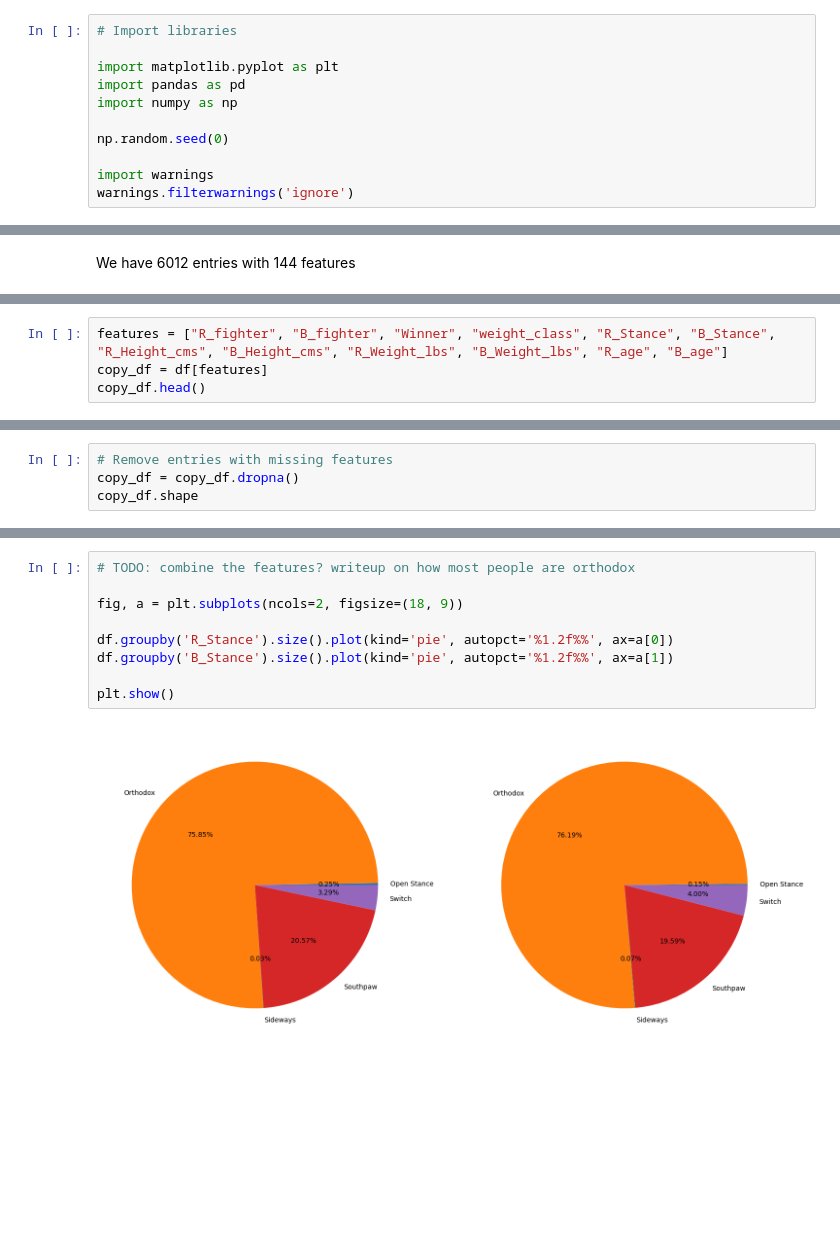
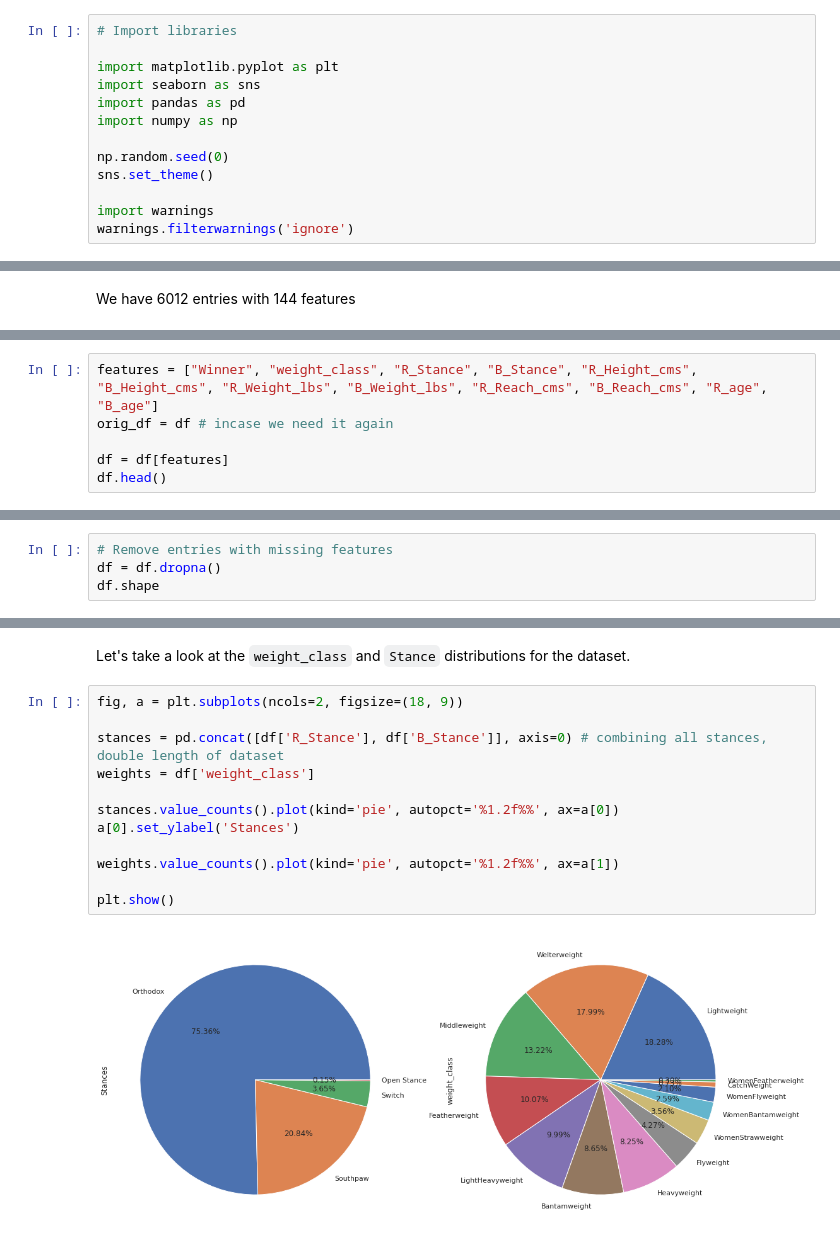
Before and after one commit to andrebhu/ufc-guesser, a Jupyter notebook: notebook.ipynb, the cells around one changed output, grey strips where cells are left out. Cells and saved outputs as stored; diff of their text form; blank space fills up the shorter version.

```diff
--- a/notebook.ipynb
+++ b/notebook.ipynb
@@ -10,10 +10,12 @@ Inside the octagon, people commonly say "anything can happen", suggesting the ou
 # Import libraries
 
 import matplotlib.pyplot as plt
+import seaborn as sns
 import pandas as pd
 import numpy as np
 
 np.random.seed(0)
+sns.set_theme()
 
 import warnings
 warnings.filterwarnings('ignore')
@@ -74,5 +76,7 @@ Based on the number of missing values and likely irrelevance to the match outcom
 # %%
-features = ["R_fighter", "B_fighter", "Winner", "weight_class", "R_Stance", "B_Stance", "R_Height_cms", "B_Height_cms", "R_Weight_lbs", "B_Weight_lbs", "R_age", "B_age"]
-copy_df = df[features]
-copy_df.head()
+features = ["Winner", "weight_class", "R_Stance", "B_Stance", "R_Height_cms", "B_Height_cms", "R_Weight_lbs", "B_Weight_lbs", "R_Reach_cms", "B_Reach_cms", "R_age", "B_age"]
+orig_df = df # incase we need it again
+
+df = df[features]
+df.head()
 # %% [output]
@@ -109,5 +105,5 @@ We decided in removing at most 5% of the data
 # %%
 # Remove entries with missing features
-copy_df = copy_df.dropna()
-copy_df.shape
+df = df.dropna()
+df.shape
 # %% [output]
@@ -168,14 +149,19 @@ Winner
 weight_class
 R_Stance
 B_Stance
+# %% [markdown]
+Let's take a look at the `weight_class` and `Stance` distributions for the dataset.
 # %%
-# TODO: combine the features? writeup on how most people are orthodox
-
 fig, a = plt.subplots(ncols=2, figsize=(18, 9))
 
-df.groupby('R_Stance').size().plot(kind='pie', autopct='%1.2f%%', ax=a[0])
-df.groupby('B_Stance').size().plot(kind='pie', autopct='%1.2f%%', ax=a[1])
+stances = pd.concat([df['R_Stance'], df['B_Stance']], axis=0) # combining all stances, double length of dataset
+weights = df['weight_class']
+
+stances.value_counts().plot(kind='pie', autopct='%1.2f%%', ax=a[0])
+a[0].set_ylabel('Stances')
+
+weights.value_counts().plot(kind='pie', autopct='%1.2f%%', ax=a[1])
 
 plt.show()
 # %% [output]
-[figure, old version]
+[figure, new version]
```
Also changed, not shown: parts of 51 cells of this notebook.
